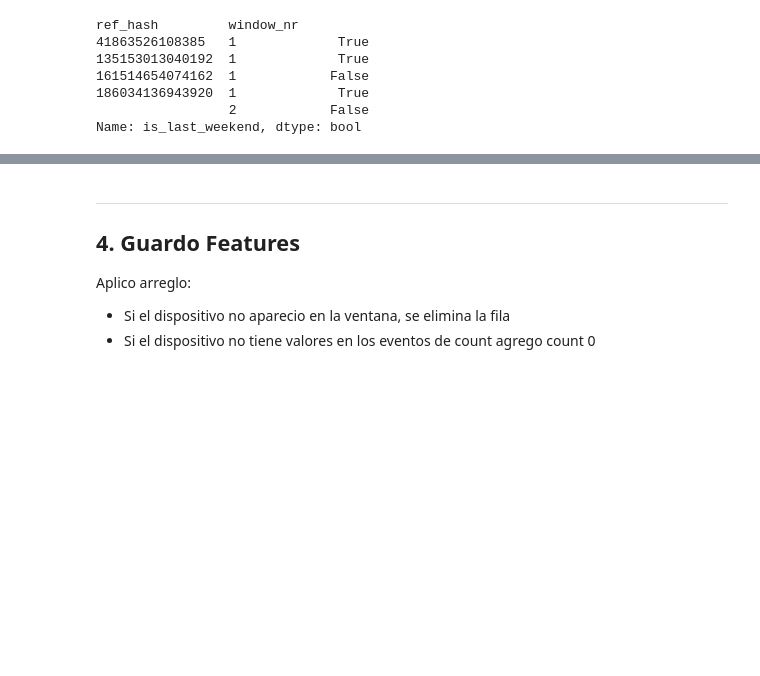
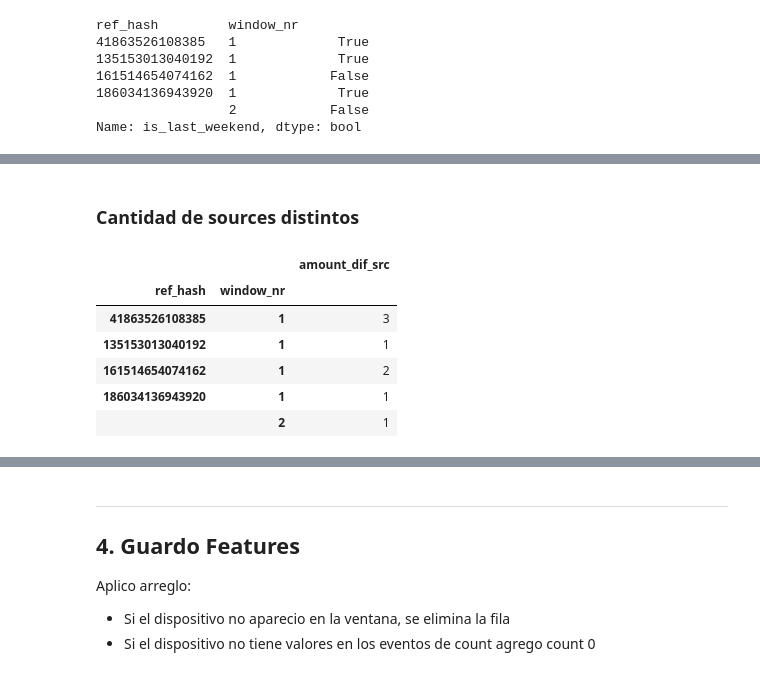
Before and after one commit to gatti2602/7506-datos, a Jupyter notebook: tp2/Final/3-Armado de Features.ipynb, the cells around one changed output, grey strips where cells are left out. Cells and saved outputs as stored; diff of their text form; code cells hidden in the pictures; blank space fills up the shorter version.

```diff
--- a/tp2/Final/3-Armado de Features.ipynb
+++ b/tp2/Final/3-Armado de Features.ipynb
@@ -343,0 +569,17 @@ devices.head()
+# %% [markdown]
+### Cantidad de sources distintos
+# %%
+temp = auctions.groupby(by = group +['source_id'], sort=False).agg({'n':'sum'}).reset_index()
+temp['n'] = 1
+temp = temp.groupby(by = group).agg({'n' : 'sum'})
+temp.rename(columns = {'n': 'amount_dif_src' },inplace = True)
+# %%
+temp.head()
+# %% [output]
+|  |  | amount_dif_src |
+| ref_hash | window_nr |  |
+| 41863526108385 | 1 | 3 |
+| 135153013040192 | 1 | 1 |
+| 161514654074162 | 1 | 2 |
+| 186034136943920 | 1 | 1 |
+|  | 2 | 1 |
```
Also changed, not shown: parts of 59 cells of this notebook, 1 other file.
